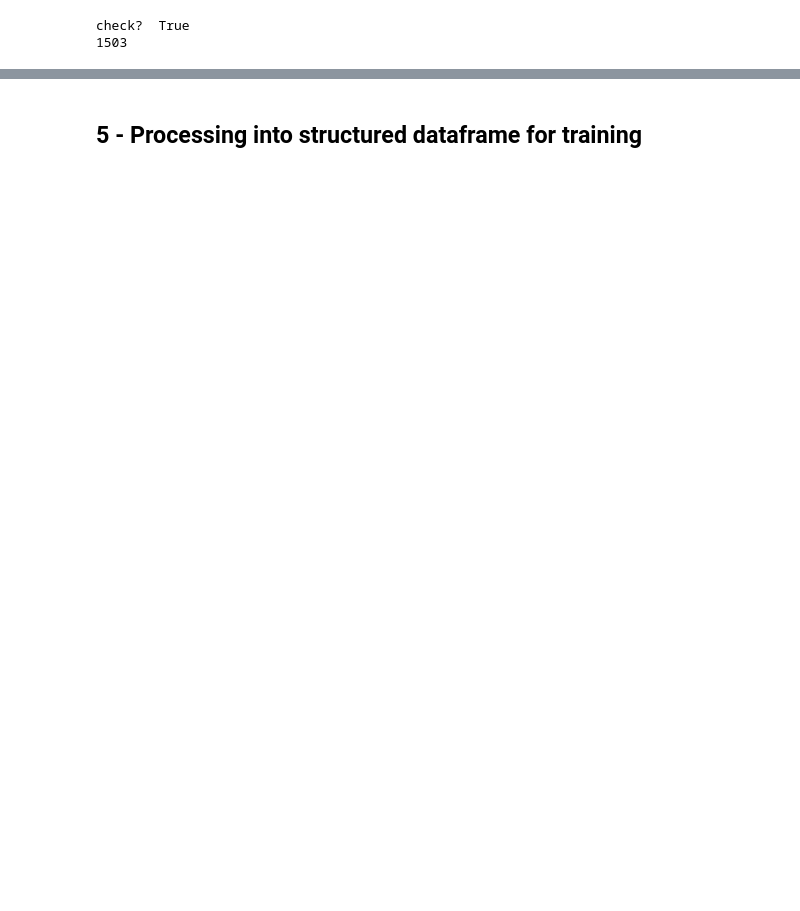
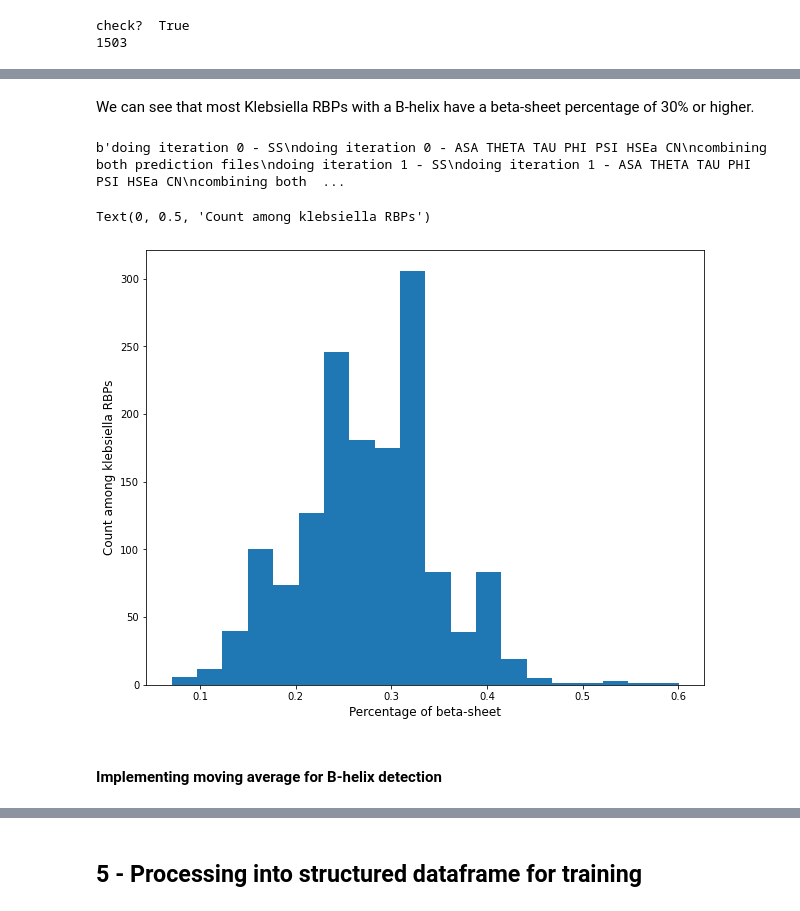
Before and after one commit to dimiboeckaerts/PhageHostLearn, a Jupyter notebook: RBP-R.ipynb, the cells around one changed output, grey strips where cells are left out. Saved outputs shown, nothing was run; the diff lists cells and outputs as text; code cells hidden in the pictures; blank space fills up the shorter version.

```diff
--- a/RBP-R.ipynb
+++ b/RBP-R.ipynb
@@ -595,0 +586,45 @@ sns.heatmap(rbp_sim)
+# %% [markdown]
+We can see that most Klebsiella RBPs with a B-helix have a beta-sheet percentage of 30% or higher.
+# %%
+# Now do the same for all klebs RBPs in RBPbase
+spider_dir = '/Users/dimi/GoogleDrive/PhD/4_PHAGEHOST_LEARNING/SPIDER3-S'
+rbpbase = pd.read_csv(data_dir+'/RBPbase_250621_klebsiella_pneumoniae.csv')
+file_list = open(spider_dir+'/file_list', 'w')
+kpids = []
+for i, sequence in enumerate(rbpbase['protein_seq']):
+    identifier = rbpbase['unique_ID'][i]
+    kpids.append(identifier)
+
+    # write fasta
+    fasta = open(spider_dir+'/example_data/seq/rbpbase_'+identifier+'.fasta', 'w')
+    fasta.write('>'+identifier+'\n'+sequence+'\n')
+    fasta.close()
+
+    # write file_list
+    file_list.write(identifier+' '+'./example_data/seq/rbpbase_'+identifier+'.fasta'+'\n')
+file_list.close()
+# %%
+# compute KP32 secondary structures -> WILL TAKE ABOUT 100 minutes
+command = 'cd '+spider_dir+ '; ./impute_script_np.sh'
+ssprocess = subprocess.Popen(command, shell=True, stdout=subprocess.PIPE, stderr=subprocess.STDOUT)
+ssout, sserr = ssprocess.communicate()
+print(ssout)
+
+B_ratio = []
+for identifier in kpids:
+    results = pd.read_csv('/Users/dimi/GoogleDrive/PhD/4_PHAGEHOST_LEARNING/SPIDER3-S/example_data/outputs/'+identifier+'.i1', delim_whitespace=True, header=0)
+    sstructs = ''.join([i for i in results['SS']])
+    B_ratio.append(sstructs.count('E')/len(sstructs))
+# %% [output]
+b'doing iteration 0 - SS\ndoing iteration 0 - ASA THETA TAU PHI PSI HSEa CN\ncombining both prediction files\ndoing iteration 1 - SS\ndoing iteration 1 - ASA THETA TAU PHI PSI HSEa CN\ncombining both  ...
+# %%
+fig, ax = plt.subplots(figsize=(10, 8))
+n, bins, patches = plt.hist(B_ratio, bins=20)
+ax.set_xlabel('Percentage of beta-sheet', size=12)
+ax.set_ylabel('Count among klebsiella RBPs', size=12)
+#ax.axvline(x=0.3, color='red')
+# %% [output]
+Text(0, 0.5, 'Count among klebsiella RBPs')
+[figure, added]
+# %% [markdown]
+#### Implementing moving average for B-helix detection
```
Also changed, not shown: parts of 34 cells of this notebook, 3 other files.
